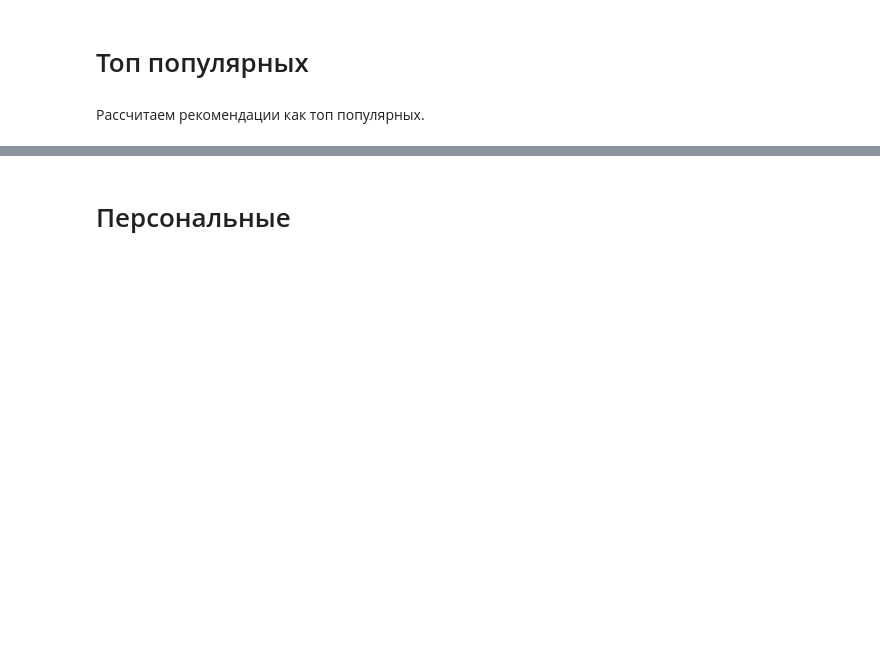
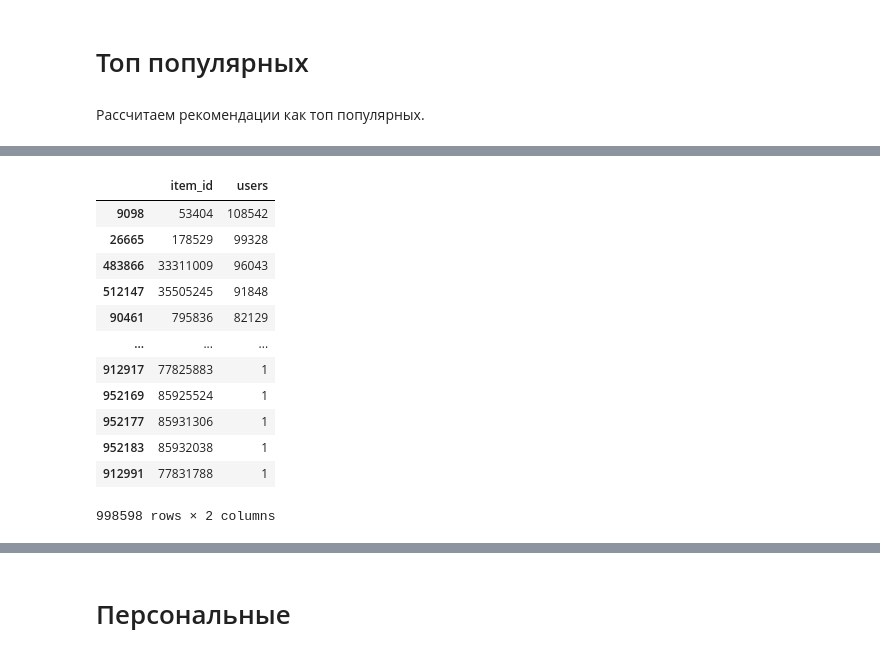
Before and after one commit to Krestom/mle-project-sprint-4-v001, a Jupyter notebook: recommendations.ipynb, the cells around one changed output, grey strips where cells are left out. Drawn from its saved outputs; the diff is of its cells as text; code cells hidden in the pictures; blank space fills up the shorter version.

```diff
--- a/recommendations.ipynb
+++ b/recommendations.ipynb
@@ -451,0 +505,16 @@ events_test = pd.read_parquet('events_test.parquet')
+# %%
+item_popularity.sort_values(by='users', ascending=False)
+# %% [output]
+|  | item_id | users |
+| 9098 | 53404 | 108542 |
+| 26665 | 178529 | 99328 |
+| 483866 | 33311009 | 96043 |
+| 512147 | 35505245 | 91848 |
+| 90461 | 795836 | 82129 |
+| ... | ... | ... |
+| 912917 | 77825883 | 1 |
+| 952169 | 85925524 | 1 |
+| 952177 | 85931306 | 1 |
+| 952183 | 85932038 | 1 |
+| 912991 | 77831788 | 1 |
+998598 rows × 2 columns
```
Also changed, not shown: parts of 9 cells of this notebook.
